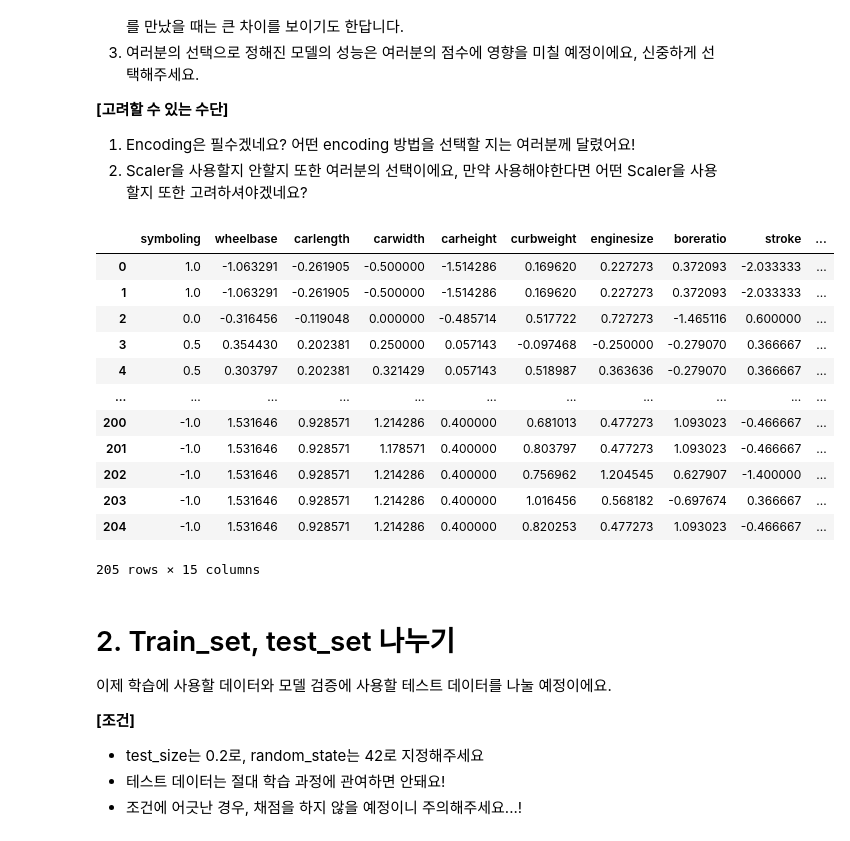
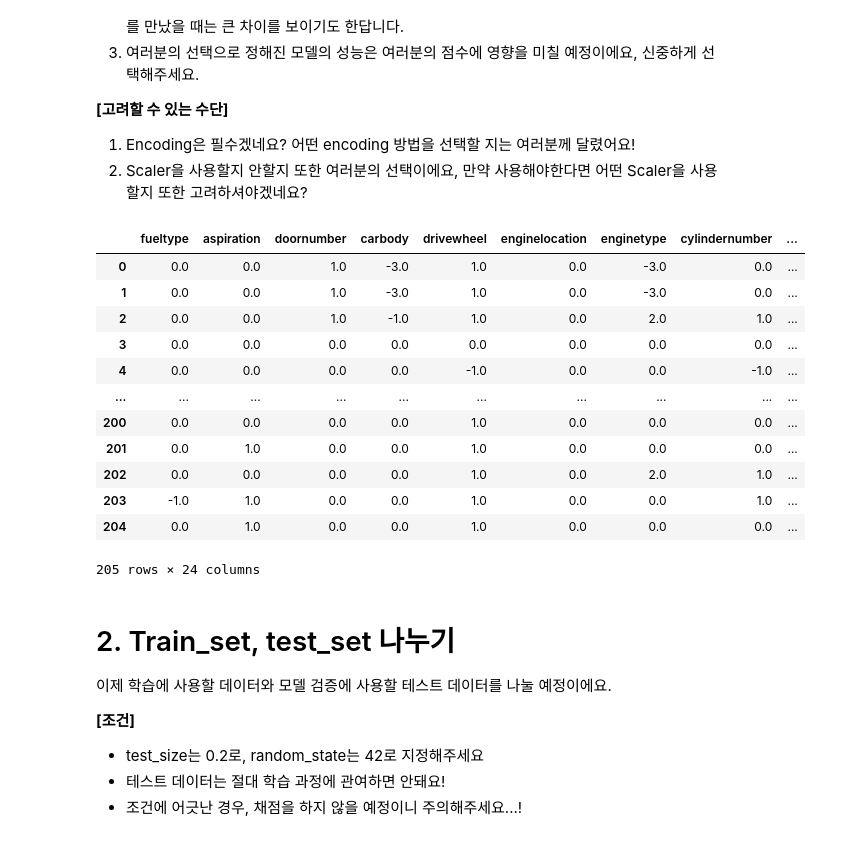
Before and after one commit to wnqn542/DAP_2022, a Jupyter notebook: Lecture8_ipynb의_사본.ipynb, the cells around one changed output. Cells and saved outputs as stored; diff of their text form; code cells hidden in the pictures.

```diff
--- a/Lecture8_ipynb의_사본.ipynb
+++ b/Lecture8_ipynb의_사본.ipynb
@@ -158,34 +158,35 @@ Data를 원하는 방법으로 전처리하세요.
 # %%
 ## 원하는 방법으로 데이터를 전처리하세요 ##
 from sklearn.preprocessing import LabelEncoder
 from sklearn.preprocessing import RobustScaler
 
 dfFilter = df_price.select_dtypes(exclude='number')
 enc = LabelEncoder()
 dfEnc = pd.DataFrame()
 for col in dfFilter.columns:
   dfEnc[col] = enc.fit_transform(dfFilter[col])
 
 dfEnc.index = dfEnc.index+1
 dfFilter1 = df_price.select_dtypes(include='number')
 dfProcessed = pd.concat((dfEnc, dfFilter1), axis=1)
+
 scaler = RobustScaler()
-df_robust = pd.DataFrame(scaler.fit_transform(dfFilter1), columns=dfFilter1.columns)
+df_robust = pd.DataFrame(scaler.fit_transform(dfProcessed), columns=dfProcessed.columns)
 df_robust
 # %% [output]
-|  | symboling | wheelbase | carlength | carwidth | carheight | curbweight | enginesize | boreratio | stroke | ... |
-| 0 | 1.0 | -1.063291 | -0.261905 | -0.500000 | -1.514286 | 0.169620 | 0.227273 | 0.372093 | -2.033333 | ... |
-| 1 | 1.0 | -1.063291 | -0.261905 | -0.500000 | -1.514286 | 0.169620 | 0.227273 | 0.372093 | -2.033333 | ... |
-| 2 | 0.0 | -0.316456 | -0.119048 | 0.000000 | -0.485714 | 0.517722 | 0.727273 | -1.465116 | 0.600000 | ... |
-| 3 | 0.5 | 0.354430 | 0.202381 | 0.250000 | 0.057143 | -0.097468 | -0.250000 | -0.279070 | 0.366667 | ... |
-| 4 | 0.5 | 0.303797 | 0.202381 | 0.321429 | 0.057143 | 0.518987 | 0.363636 | -0.279070 | 0.366667 | ... |
-| ... | ... | ... | ... | ... | ... | ... | ... | ... | ... | ... |
-| 200 | -1.0 | 1.531646 | 0.928571 | 1.214286 | 0.400000 | 0.681013 | 0.477273 | 1.093023 | -0.466667 | ... |
-| 201 | -1.0 | 1.531646 | 0.928571 | 1.178571 | 0.400000 | 0.803797 | 0.477273 | 1.093023 | -0.466667 | ... |
-| 202 | -1.0 | 1.531646 | 0.928571 | 1.214286 | 0.400000 | 0.756962 | 1.204545 | 0.627907 | -1.400000 | ... |
-| 203 | -1.0 | 1.531646 | 0.928571 | 1.214286 | 0.400000 | 1.016456 | 0.568182 | -0.697674 | 0.366667 | ... |
-| 204 | -1.0 | 1.531646 | 0.928571 | 1.214286 | 0.400000 | 0.820253 | 0.477273 | 1.093023 | -0.466667 | ... |
+|  | fueltype | aspiration | doornumber | carbody | drivewheel | enginelocation | enginetype | cylindernumber | ... |
+| 0 | 0.0 | 0.0 | 1.0 | -3.0 | 1.0 | 0.0 | -3.0 | 0.0 | ... |
+| 1 | 0.0 | 0.0 | 1.0 | -3.0 | 1.0 | 0.0 | -3.0 | 0.0 | ... |
+| 2 | 0.0 | 0.0 | 1.0 | -1.0 | 1.0 | 0.0 | 2.0 | 1.0 | ... |
+| 3 | 0.0 | 0.0 | 0.0 | 0.0 | 0.0 | 0.0 | 0.0 | 0.0 | ... |
+| 4 | 0.0 | 0.0 | 0.0 | 0.0 | -1.0 | 0.0 | 0.0 | -1.0 | ... |
+| ... | ... | ... | ... | ... | ... | ... | ... | ... | ... |
+| 200 | 0.0 | 0.0 | 0.0 | 0.0 | 1.0 | 0.0 | 0.0 | 0.0 | ... |
+| 201 | 0.0 | 1.0 | 0.0 | 0.0 | 1.0 | 0.0 | 0.0 | 0.0 | ... |
+| 202 | 0.0 | 0.0 | 0.0 | 0.0 | 1.0 | 0.0 | 2.0 | 1.0 | ... |
+| 203 | -1.0 | 1.0 | 0.0 | 0.0 | 1.0 | 0.0 | 0.0 | 1.0 | ... |
+| 204 | 0.0 | 1.0 | 0.0 | 0.0 | 1.0 | 0.0 | 0.0 | 0.0 | ... |
-205 rows × 15 columns
+205 rows × 24 columns
 # %%
 ## X, y split ##
 X = df_robust.drop('citympg',axis=1)
```
Also changed, not shown: parts of 1 cell of this notebook.
